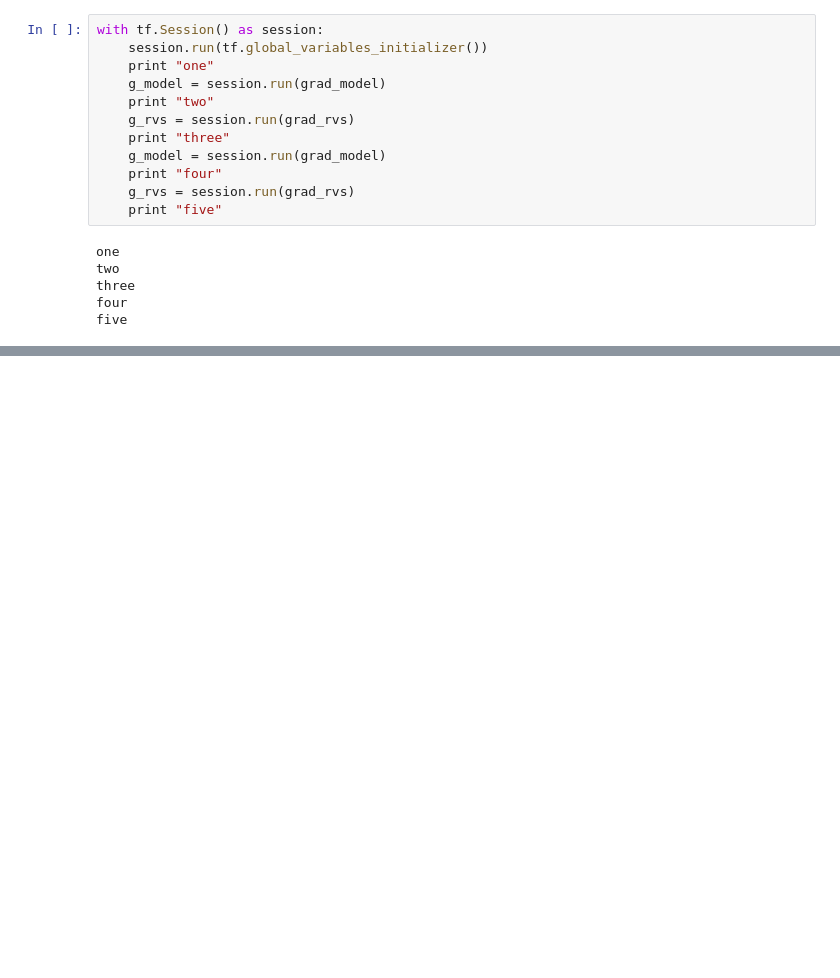
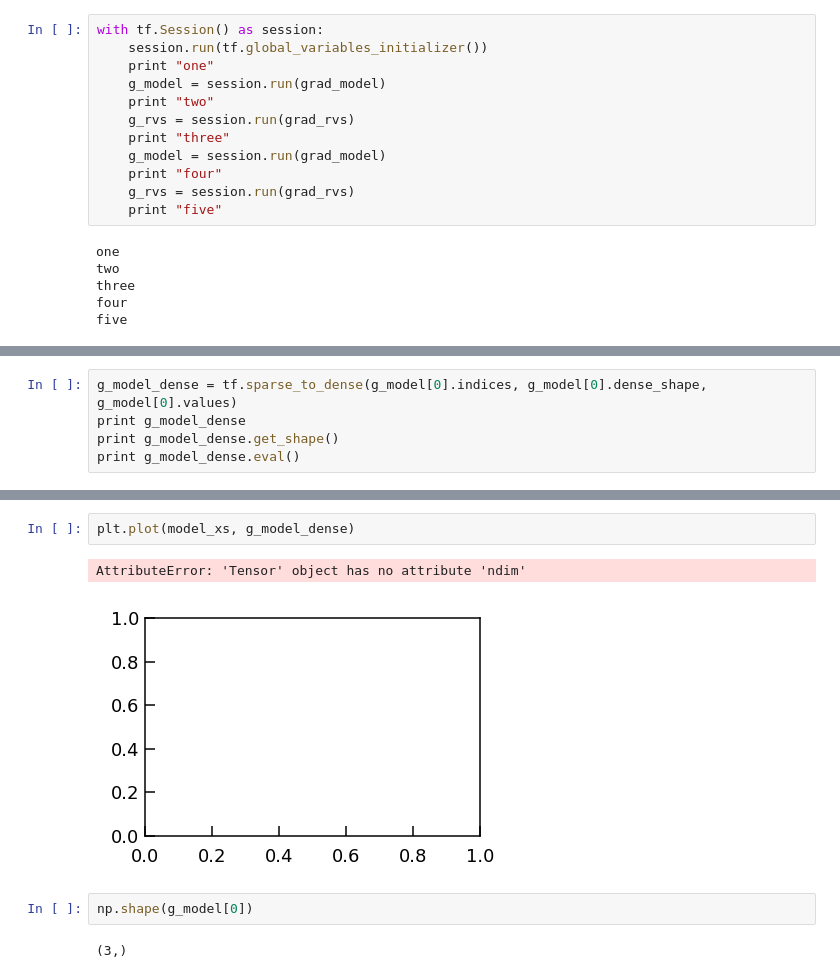
Before and after one commit to megbedell/wobble, a Jupyter notebook: notebooks/wobbleflow.ipynb, the cells around one changed output, grey strips where cells are left out. Cells and saved outputs as stored; diff of their text form; blank space fills up the shorter version.

```diff
--- a/notebooks/wobbleflow.ipynb
+++ b/notebooks/wobbleflow.ipynb
@@ -88,0 +107,5 @@ Tensor("Gather_121:0", shape=(1254240,), dtype=float64)
+# %%
+g_model_dense = tf.sparse_to_dense(g_model[0].indices, g_model[0].dense_shape, g_model[0].values)
+print g_model_dense
+print g_model_dense.get_shape()
+print g_model_dense.eval()
@@ -88,0 +124,9 @@ Tensor("Gather_121:0", shape=(1254240,), dtype=float64)
+# %%
+plt.plot(model_xs, g_model_dense)
+# %% [output]
+AttributeError: 'Tensor' object has no attribute 'ndim'
+[figure, added]
+# %%
+np.shape(g_model[0])
+# %% [output]
+(3,)
```
Also changed, not shown: parts of 8 cells of this notebook.
